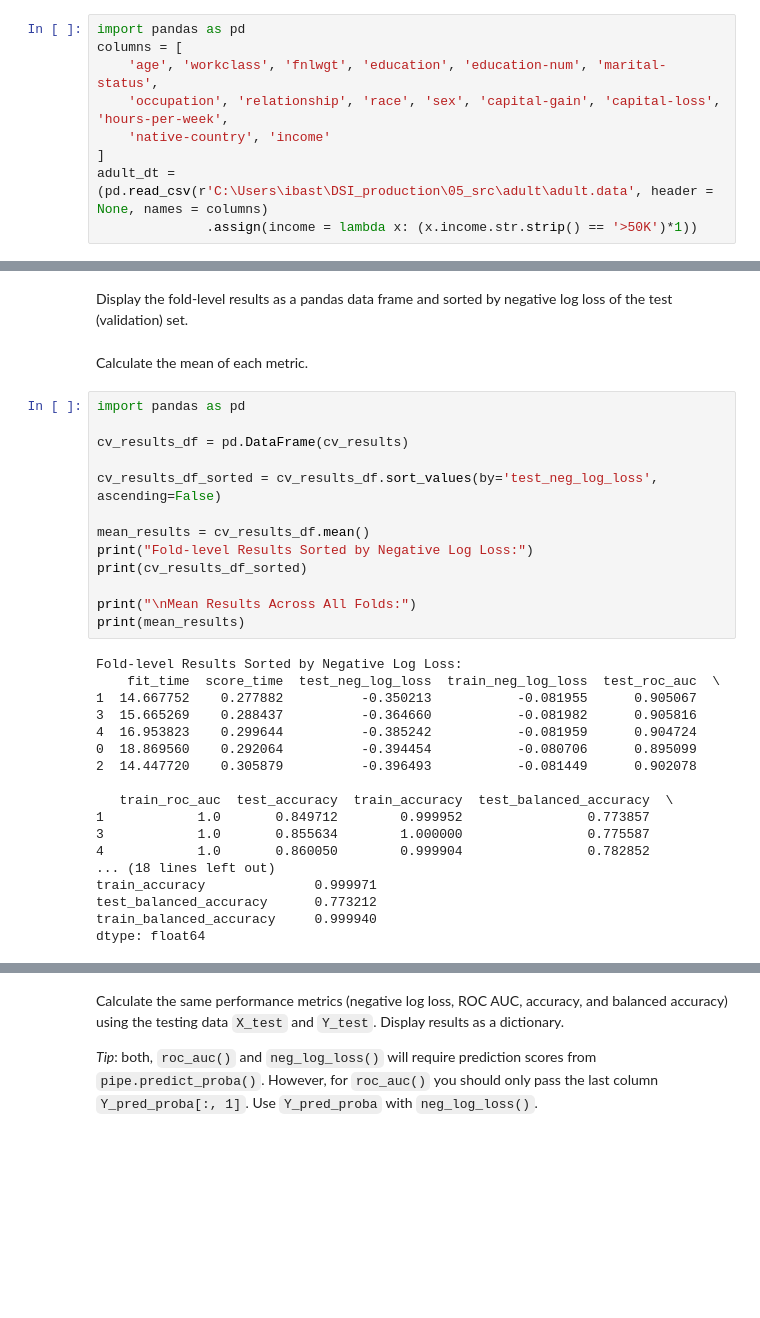
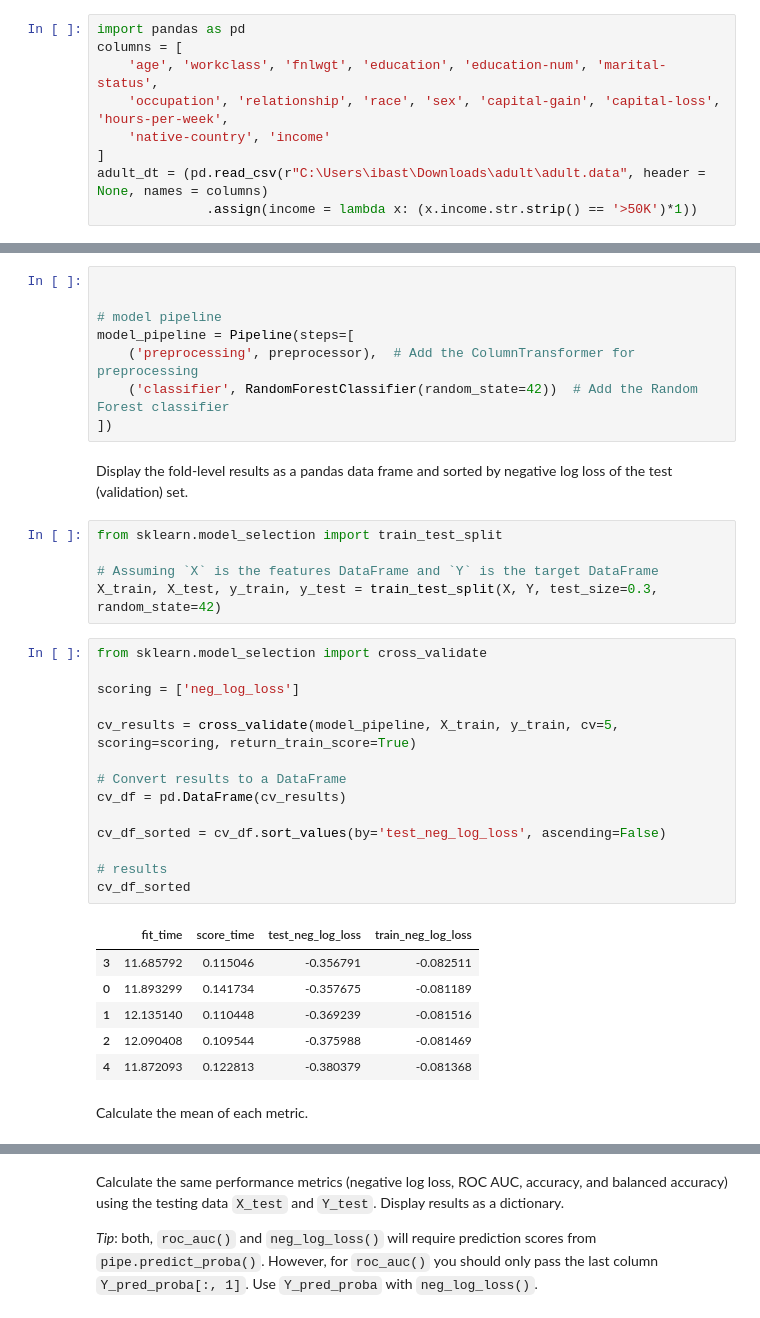
Before and after one commit to UofT-DSI/production, a Jupyter notebook: 02_activities/assignments/assignment_2.ipynb, the cells around one changed output, grey strips where cells are left out. Drawn from its saved outputs; the diff is of its cells as text; blank space fills up the shorter version.

```diff
--- a/02_activities/assignments/assignment_2.ipynb
+++ b/02_activities/assignments/assignment_2.ipynb
@@ -24,7 +24,7 @@ columns = [
     'occupation', 'relationship', 'race', 'sex', 'capital-gain', 'capital-loss', 'hours-per-week',
     'native-country', 'income'
 ]
-adult_dt = (pd.read_csv(r'C:\Users\ibast\DSI_production\05_src\adult\adult.data', header = None, names = columns)
+adult_dt = (pd.read_csv(r"C:\Users\ibast\Downloads\adult\adult.data", header = None, names = columns)
               .assign(income = lambda x: (x.income.str.strip() == '>50K')*1))
 # %% [markdown]
 # Get X and Y
@@ -277,35 +188,38 @@ Average Validation balanced_accuracy: 0.7732
+# %%
+
+
+# model pipeline
+model_pipeline = Pipeline(steps=[
+    ('preprocessing', preprocessor),  # Add the ColumnTransformer for preprocessing
+    ('classifier', RandomForestClassifier(random_state=42))  # Add the Random Forest classifier
+])
 # %% [markdown]
 Display the fold-level results as a pandas data frame and sorted by negative log loss of the test (validation) set.
+# %%
+from sklearn.model_selection import train_test_split
+
+# Assuming `X` is the features DataFrame and `Y` is the target DataFrame
+X_train, X_test, y_train, y_test = train_test_split(X, Y, test_size=0.3, random_state=42)
+# %%
+from sklearn.model_selection import cross_validate
+
+scoring = ['neg_log_loss']
+
+cv_results = cross_validate(model_pipeline, X_train, y_train, cv=5, scoring=scoring, return_train_score=True)
+
+# Convert results to a DataFrame
+cv_df = pd.DataFrame(cv_results)
+
+cv_df_sorted = cv_df.sort_values(by='test_neg_log_loss', ascending=False)
+
+# results
+cv_df_sorted
+# %% [output]
+|  | fit_time | score_time | test_neg_log_loss | train_neg_log_loss |
+| 3 | 11.685792 | 0.115046 | -0.356791 | -0.082511 |
+| 0 | 11.893299 | 0.141734 | -0.357675 | -0.081189 |
+| 1 | 12.135140 | 0.110448 | -0.369239 | -0.081516 |
+| 2 | 12.090408 | 0.109544 | -0.375988 | -0.081469 |
+| 4 | 11.872093 | 0.122813 | -0.380379 | -0.081368 |
 # %% [markdown]
 Calculate the mean of each metric.
-# %%
-import pandas as pd
-
-cv_results_df = pd.DataFrame(cv_results)
-
-cv_results_df_sorted = cv_results_df.sort_values(by='test_neg_log_loss', ascending=False)
-
-mean_results = cv_results_df.mean()
-print("Fold-level Results Sorted by Negative Log Loss:")
-print(cv_results_df_sorted)
-
-print("\nMean Results Across All Folds:")
-print(mean_results)
-# %% [output]
-Fold-level Results Sorted by Negative Log Loss:
-    fit_time  score_time  test_neg_log_loss  train_neg_log_loss  test_roc_auc  \
-1  14.667752    0.277882          -0.350213           -0.081955      0.905067
-3  15.665269    0.288437          -0.364660           -0.081982      0.905816
-4  16.953823    0.299644          -0.385242           -0.081959      0.904724
-0  18.869560    0.292064          -0.394454           -0.080706      0.895099
-2  14.447720    0.305879          -0.396493           -0.081449      0.902078
-
-   train_roc_auc  test_accuracy  train_accuracy  test_balanced_accuracy  \
-1            1.0       0.849712        0.999952                0.773857
-3            1.0       0.855634        1.000000                0.775587
-4            1.0       0.860050        0.999904                0.782852
-... (18 lines left out)
-train_accuracy              0.999971
-test_balanced_accuracy      0.773212
-train_balanced_accuracy     0.999940
-dtype: float64
```
Also changed, not shown: parts of 13 cells of this notebook.
